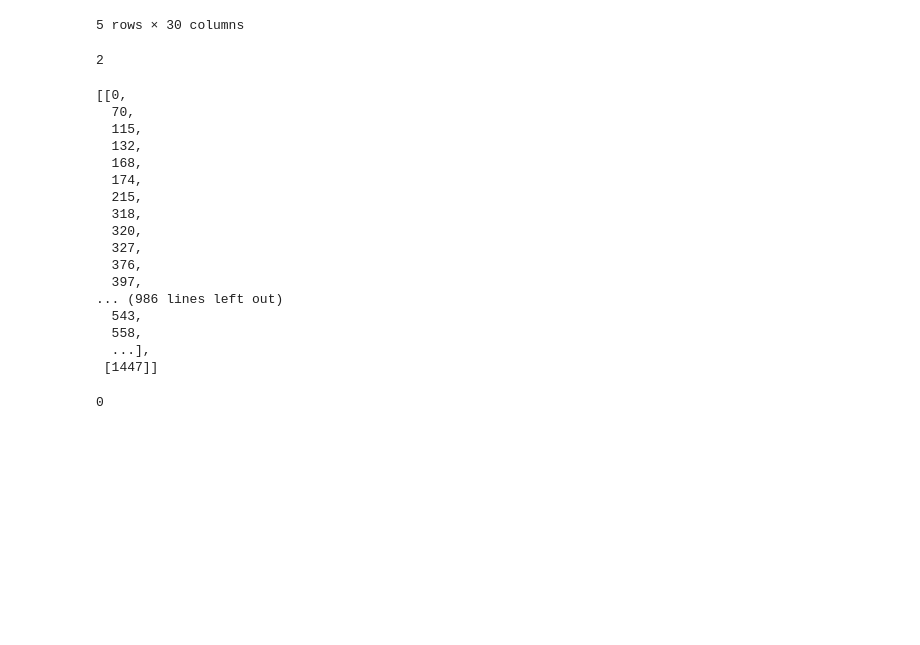
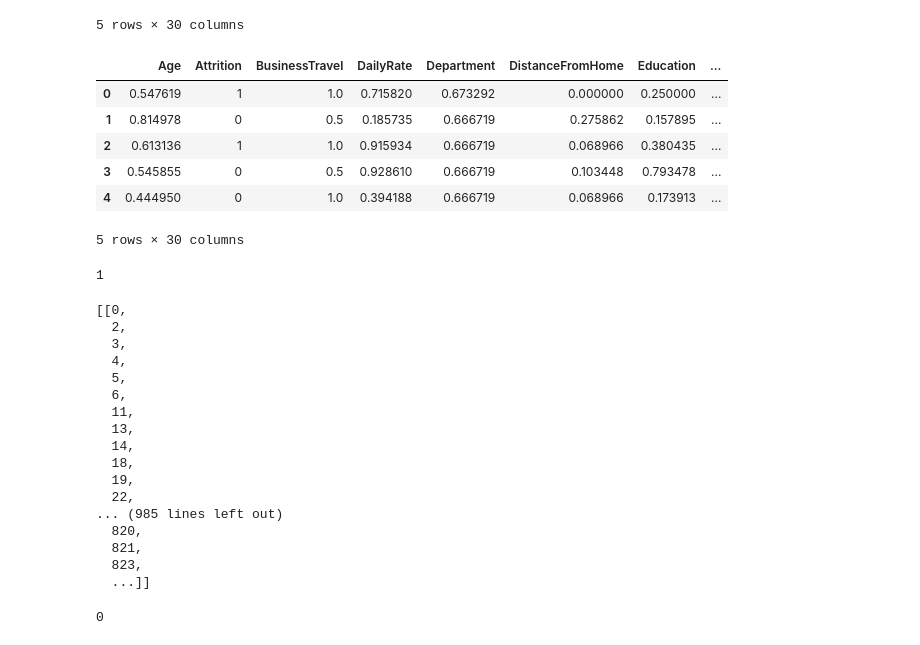
Before and after one commit to super-cinnamon/Projet_DM, a Jupyter notebook: part5.ipynb, the cells around one changed output. Saved outputs shown, nothing was run; the diff lists cells and outputs as text; code cells hidden in the pictures; blank space fills up the shorter version.

Commit message:
added encoding

```diff
--- a/part5.ipynb
+++ b/part5.ipynb
@@ -9,10 +9,10 @@ import matplotlib.pyplot as plt
 from sklearn.datasets import make_blobs, make_moons
 
 # Load the data
-df = pd.read_csv('new_dataset.csv')
+old_df = pd.read_csv('new_dataset.csv')
 
 # Print the first 5 rows of the data
-df.head()
+old_df.head()
 # %% [output]
 |  | Age | Attrition | BusinessTravel | DailyRate | Department | DistanceFromHome | Education | ... |
 | 0 | 0.547619 | 1 | 1.0 | 0.715820 | Sales | 0.000000 | 0.250000 | ... |
@@ -21,6 +21,31 @@ df.head()
 | 3 | 0.545855 | 0 | 0.5 | 0.928610 | Research & Development | 0.103448 | 0.793478 | ... |
 | 4 | 0.444950 | 0 | 1.0 | 0.394188 | Research & Development | 0.068966 | 0.173913 | ... |
 5 rows × 30 columns
+# %%
+df = old_df.copy()
+columns = ['Department', 'EducationField', 'JobRole', 'MaritalStatus', 'OverTime']
+#target based encoding, each category of the column will bear the mean
+for column in columns:
+        if column == 'Department':
+                df[column] = df.groupby(column)['JobSatisfaction'].transform('mean')
+        elif column == 'EducationField':
+                df[column] = df.groupby(column)['HourlyRate'].transform('mean')
+        elif column == 'JobRole':
+                df[column] = df.groupby(column)['HourlyRate'].transform('mean')
+        elif column == 'MaritalStatus':
+                df[column] = df.groupby(column)['WorkLifeBalance'].transform('mean')
+        elif column == 'OverTime':
+                df[column] = df.groupby(column)['YearsSinceLastPromotion'].transform('mean')
+
+df.head()
+# %% [output]
+|  | Age | Attrition | BusinessTravel | DailyRate | Department | DistanceFromHome | Education | ... |
+| 0 | 0.547619 | 1 | 1.0 | 0.715820 | 0.673292 | 0.000000 | 0.250000 | ... |
+| 1 | 0.814978 | 0 | 0.5 | 0.185735 | 0.666719 | 0.275862 | 0.157895 | ... |
+| 2 | 0.613136 | 1 | 1.0 | 0.915934 | 0.666719 | 0.068966 | 0.380435 | ... |
+| 3 | 0.545855 | 0 | 0.5 | 0.928610 | 0.666719 | 0.103448 | 0.793478 | ... |
+| 4 | 0.444950 | 0 | 1.0 | 0.394188 | 0.666719 | 0.068966 | 0.173913 | ... |
+5 rows × 30 columns
 # %%
 class DBSCAN:
     def __init__(self, eps, min_pts, data):
@@ -95,27 +120,27 @@ noise = dbscan.get_noise()
 # %%
 len(dbscan.get_clusters())
 # %% [output]
-2
+1
 # %%
 dbscan.get_clusters()
 # %% [output]
 [[0,
-  70,
-  115,
-  132,
-  168,
-  174,
-  215,
-  318,
-  320,
-  327,
-  376,
-  397,
-... (986 lines left out)
-  543,
-  558,
-  ...],
- [1447]]
+  2,
+  3,
+  4,
+  5,
+  6,
+  11,
+  13,
+  14,
+  18,
+  19,
+  22,
+... (985 lines left out)
+  820,
+  821,
+  823,
+  ...]]
 # %%
 len(dbscan.get_noise())
 # %% [output]
```
Also changed, not shown: parts of 7 cells of this notebook.
